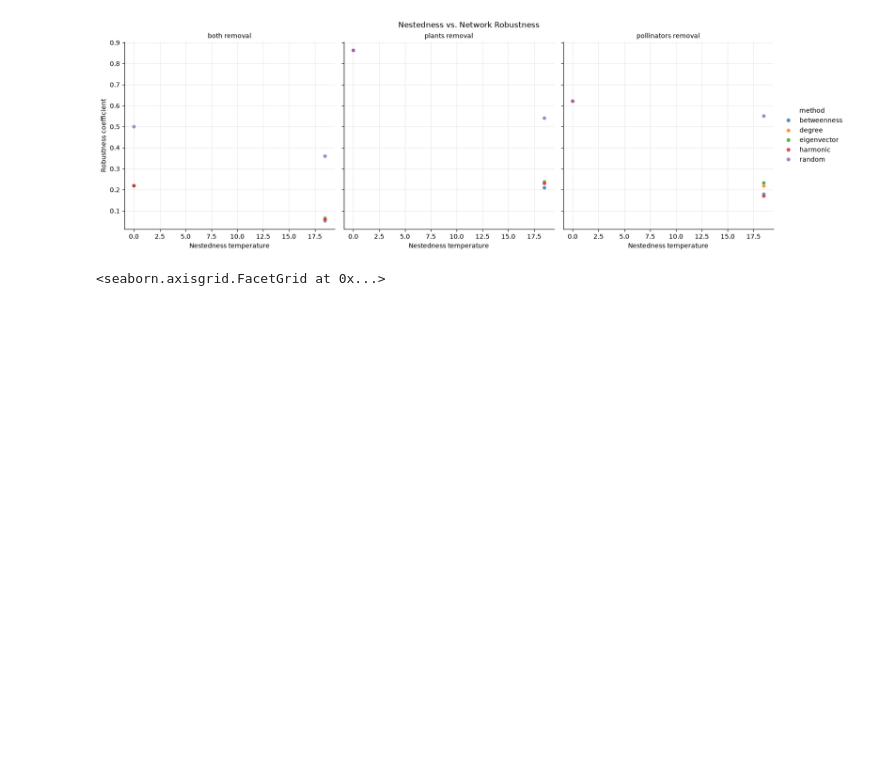
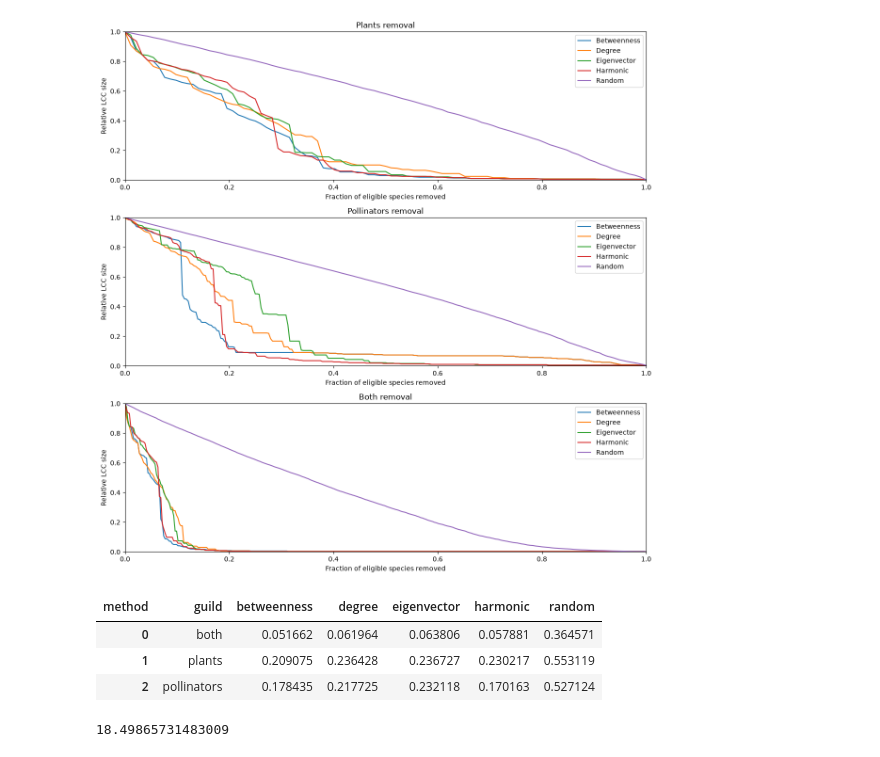
Before and after one commit to hyunderscore/biol4200-networks-project, a Jupyter notebook: code/code.ipynb, the cells around one changed output. Cells and saved outputs as stored; diff of their text form; code cells hidden in the pictures; blank space fills up the shorter version.

```diff
--- a/code/code.ipynb
+++ b/code/code.ipynb
@@ -250,6 +253,9 @@ memmott = extract_to_network('../data/web-of-life_2026-11-10_223812/M_PL_017.csv
 # %%
-yamazaki_df = all_removals(yamazaki, trials=1, seed=42)
-memmott_df = all_removals(memmott, trials=1, seed=42)
+yamazaki_df = all_removals(yamazaki, trials=100, seed=42)
+memmott_df = all_removals(memmott, trials=100, seed=42)
+motten_df = all_removals(motten, trials=100, seed=42)
+ramirez_df = all_removals(ramirez, trials=100, seed=42)
+stald_df = all_removals(stald, trials=100, seed=42)
 # %%
 yamazaki_robust = calculate_robustness(yamazaki_df)
 memmott_robust = calculate_robustness(memmott_df)
@@ -303,8 +314,18 @@ comparison_df = (
     .rename(columns={'level_2': 'method'})
     .merge(nestedness_df, on='network', validate='many_to_one')
 )
-# %%
-plot_nestedness_robustness(comparison_df)
-# %% [output]
-[figure, removed]
-<seaborn.axisgrid.FacetGrid at 0x...>
+# %%
+plot_removals(yamazaki_df)
+# %% [output]
+[figure, added]
+# %%
+calculate_robustness(yamazaki_df)
+# %% [output]
+| method | guild | betweenness | degree | eigenvector | harmonic | random |
+| 0 | both | 0.051662 | 0.061964 | 0.063806 | 0.057881 | 0.364571 |
+| 1 | plants | 0.209075 | 0.236428 | 0.236727 | 0.230217 | 0.553119 |
+| 2 | pollinators | 0.178435 | 0.217725 | 0.232118 | 0.170163 | 0.527124 |
+# %%
+network_nestedness(yamazaki)
+# %% [output]
+18.49865731483009
```
Also changed, not shown: parts of 5 cells of this notebook.
